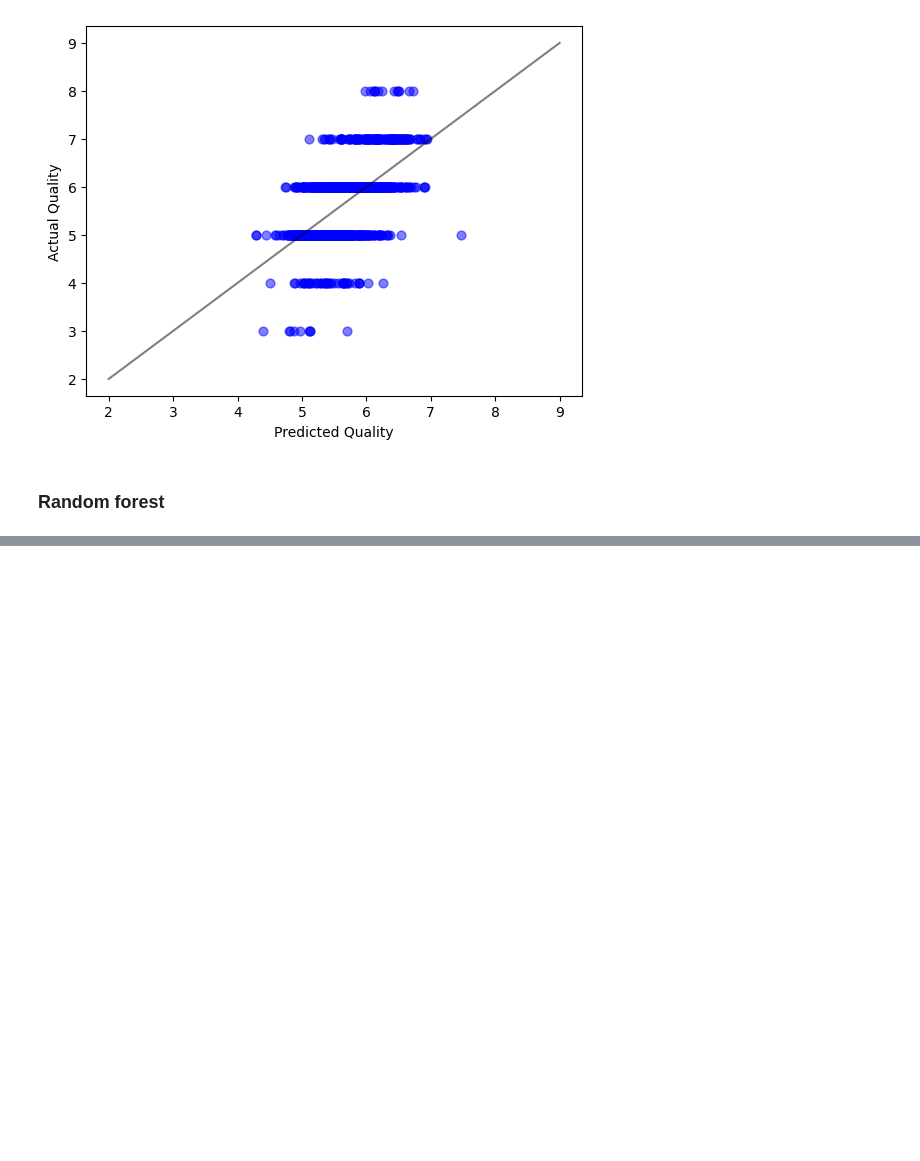
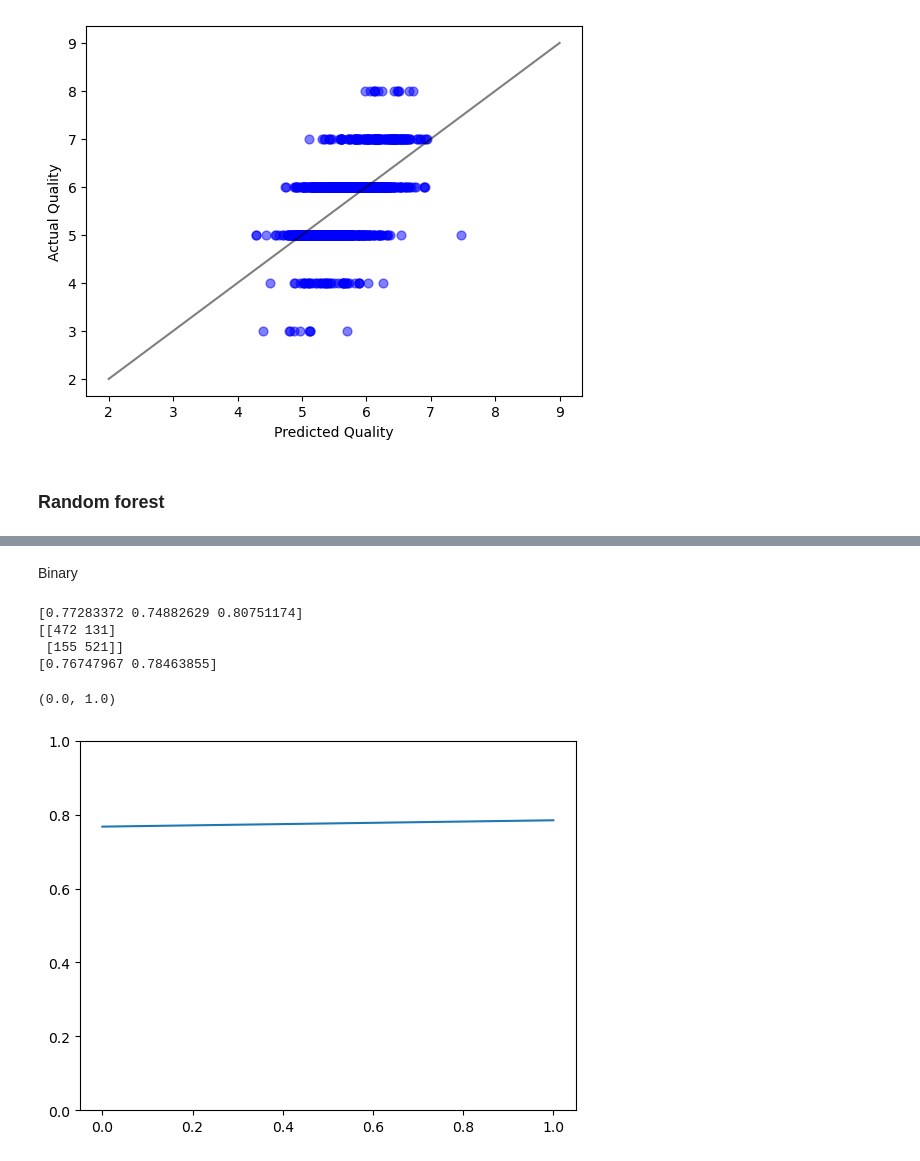
Before and after one commit to adameadows/Hands-on_ML_book_Adam, a Jupyter notebook: Chapter 3/redwine.ipynb, the cells around one changed output, grey strips where cells are left out. Cells and saved outputs as stored; diff of their text form; code cells hidden in the pictures; blank space fills up the shorter version.

```diff
--- a/Chapter 3/redwine.ipynb
+++ b/Chapter 3/redwine.ipynb
@@ -104,10 +104,9 @@ X=data.drop(target,axis=1)
 X_train, X_test, y_train, y_test = train_test_split(X, y, test_size=0.2, random_state=42)
 
 y_train_categorical=pd.cut(y_train,bins=[0,4,6,10],labels=["Bad","Average","Great"]) # turn quality into categorical with three tiers
+y_train_binary=(y_train>5) # turn quality into binary
 
 data_train=pd.concat([X_train,y_train],axis=1) # if needed
-
-yy=pd.concat([y_train,y_train_categorical],axis=1) # if needed
 # %%
 X_train.hist(bins=52,figsize=(20,15))
 # %% [output]
@@ -330,0 +328,21 @@ ValueError: multiclass format is not supported
+# %% [markdown]
+Binary
+# %%
+# Using binary values for quality
+forest_scores = cross_val_score(forest_clf, X_train_p, y_train_binary, cv=3, scoring="accuracy")
+print(forest_scores)
+
+forest_predict = cross_val_predict(forest_clf, X_train_p, y_train_binary, cv=3)
+print(confusion_matrix(y_train_binary, forest_predict))
+
+f1_scores=f1_score(y_train_binary, forest_predict, average=None)
+print(f1_scores)
+plt.plot(f1_scores)
+plt.ylim(0,1)
+# %% [output]
+[0.77283372 0.74882629 0.80751174]
+[[472 131]
+ [155 521]]
+[0.76747967 0.78463855]
+(0.0, 1.0)
+[figure, added]
```
Also changed, not shown: parts of 27 cells of this notebook.
